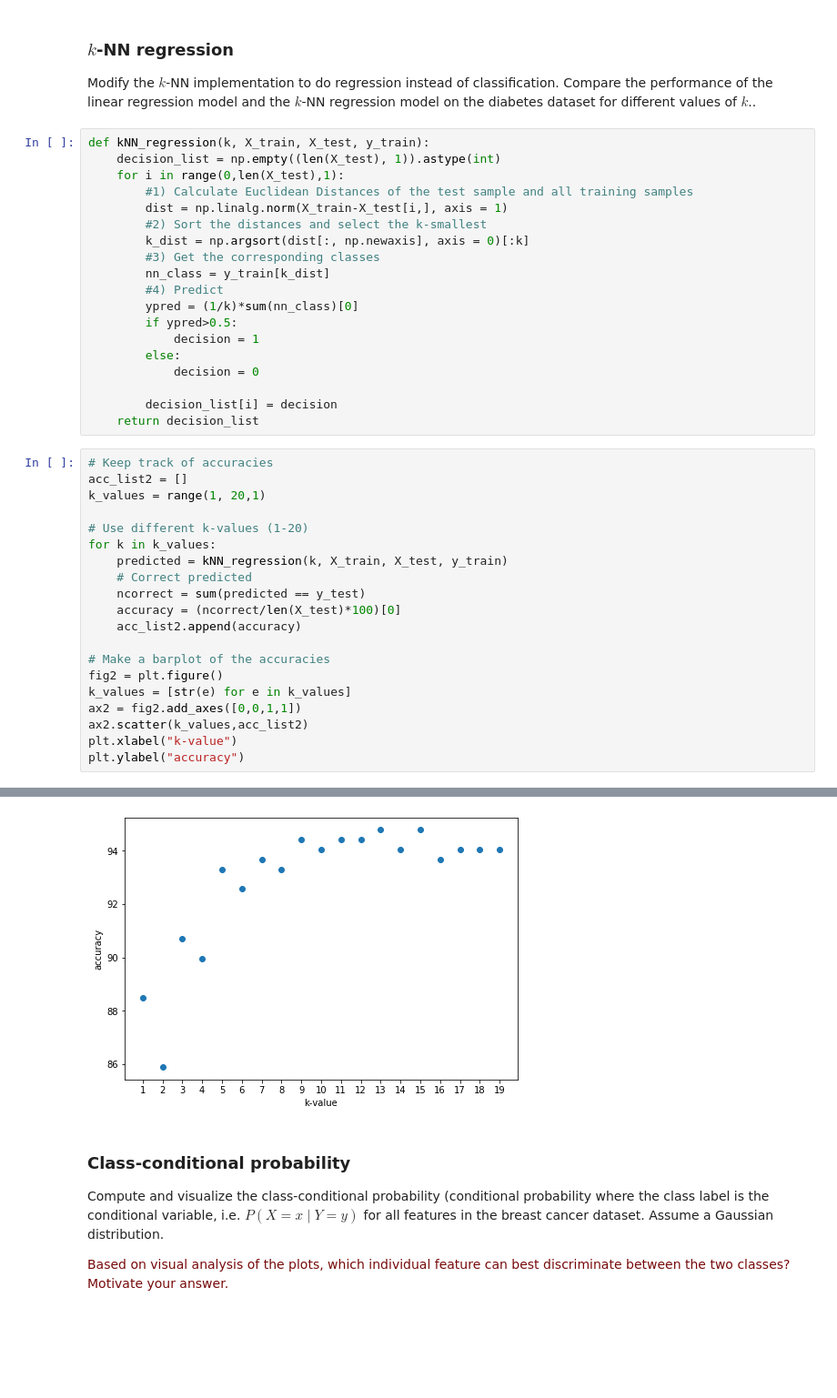
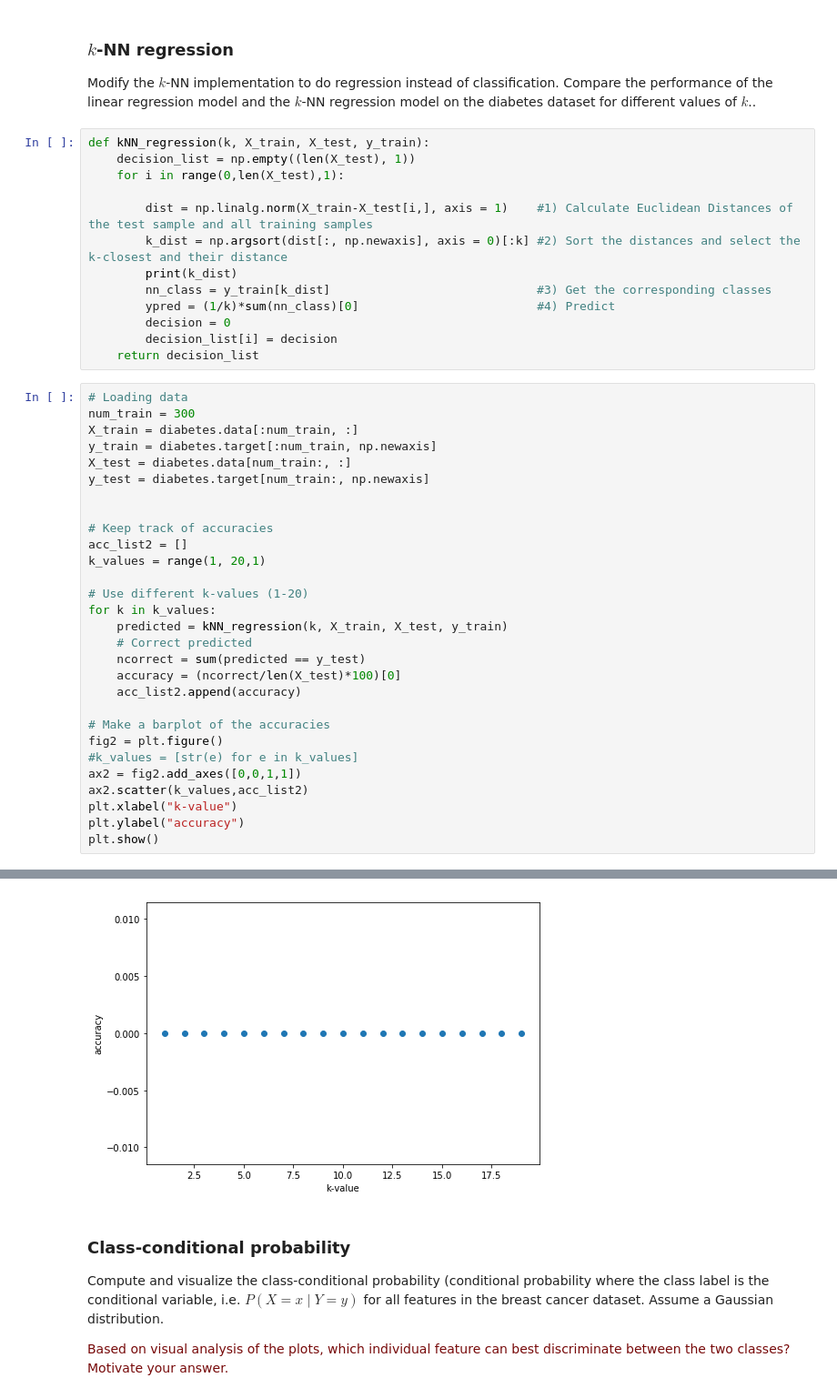
Before and after one commit to JoanKant/8dm50-machine-learning, a Jupyter notebook: practicals/week_1.ipynb, the cells around one changed output, grey strips where cells are left out. Shown at 91% size. Cells and saved outputs as stored; diff of their text form; blank space fills up the shorter version.

```diff
--- a/practicals/week_1.ipynb
+++ b/practicals/week_1.ipynb
@@ -245,24 +252,26 @@ Text(0, 0.5, 'accuracy')
 Modify the $k$-NN implementation to do regression instead of classification. Compare the performance of the linear regression model and the $k$-NN regression model on the diabetes dataset for different values of $k$..
 # %%
 def kNN_regression(k, X_train, X_test, y_train):
-    decision_list = np.empty((len(X_test), 1)).astype(int)
+    decision_list = np.empty((len(X_test), 1))
     for i in range(0,len(X_test),1):
-        #1) Calculate Euclidean Distances of the test sample and all training samples
-        dist = np.linalg.norm(X_train-X_test[i,], axis = 1)
-        #2) Sort the distances and select the k-smallest
-        k_dist = np.argsort(dist[:, np.newaxis], axis = 0)[:k]
-        #3) Get the corresponding classes
-        nn_class = y_train[k_dist]
-        #4) Predict
-        ypred = (1/k)*sum(nn_class)[0]
-        if ypred>0.5:
-            decision = 1
-        else:
-            decision = 0
 
+        dist = np.linalg.norm(X_train-X_test[i,], axis = 1)    #1) Calculate Euclidean Distances of the test sample and all training samples
+        k_dist = np.argsort(dist[:, np.newaxis], axis = 0)[:k] #2) Sort the distances and select the k-closest and their distance
+        print(k_dist)
+        nn_class = y_train[k_dist]                             #3) Get the corresponding classes
+        ypred = (1/k)*sum(nn_class)[0]                         #4) Predict
+        decision = 0
         decision_list[i] = decision
     return decision_list
 # %%
+# Loading data
+num_train = 300
+X_train = diabetes.data[:num_train, :]
+y_train = diabetes.target[:num_train, np.newaxis]
+X_test = diabetes.data[num_train:, :]
+y_test = diabetes.target[num_train:, np.newaxis]
+
+
 # Keep track of accuracies
 acc_list2 = []
 k_values = range(1, 20,1)
@@ -277,9 +286,10 @@ for k in k_values:
 
 # Make a barplot of the accuracies
 fig2 = plt.figure()
-k_values = [str(e) for e in k_values]
+#k_values = [str(e) for e in k_values]
 ax2 = fig2.add_axes([0,0,1,1])
 ax2.scatter(k_values,acc_list2)
 plt.xlabel("k-value")
 plt.ylabel("accuracy")
+plt.show()
 # %% [output]
@@ -287,4 +313,4 @@ Text(0, 0.5, 'accuracy')
-[figure, old version]
+[figure, new version]
 # %% [markdown]
 ### Class-conditional probability
 
```
Also changed, not shown: parts of 5 cells of this notebook.
